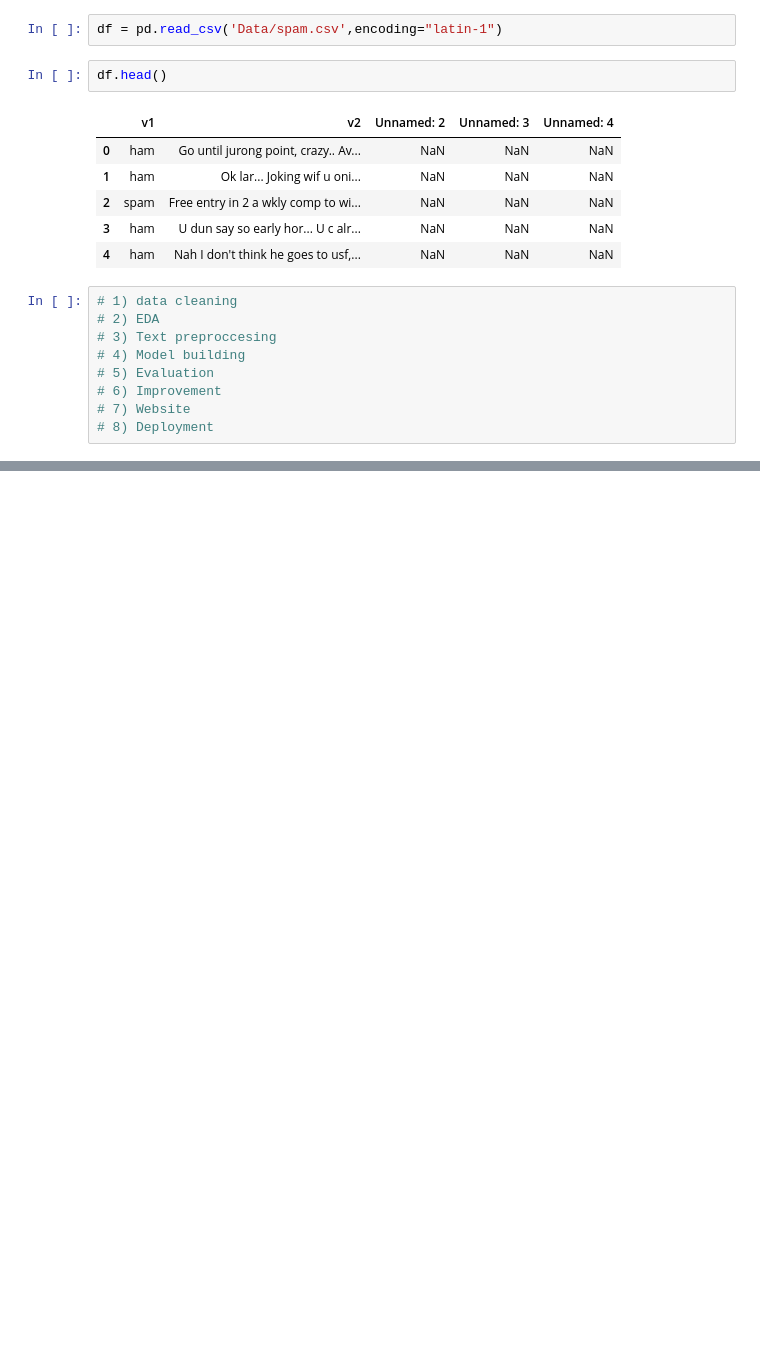
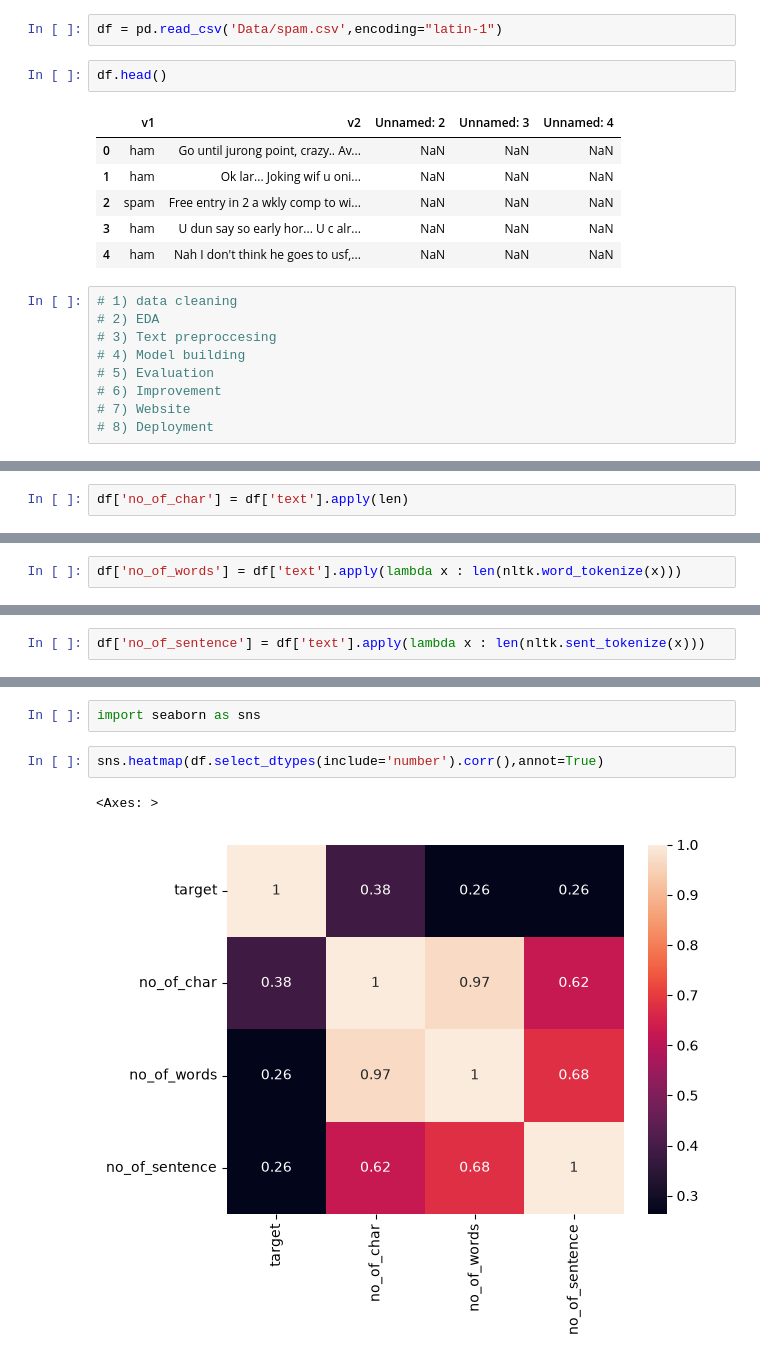
Before and after one commit to shaanVM/SMS_Spam_Detection, a Jupyter notebook: main.ipynb, the cells around one changed output, grey strips where cells are left out. Cells and saved outputs as stored; diff of their text form; blank space fills up the shorter version.

```diff
--- a/main.ipynb
+++ b/main.ipynb
@@ -25,0 +144,2 @@ df.head()
+# %%
+df['no_of_char'] = df['text'].apply(len)
@@ -25,0 +155,2 @@ df.head()
+# %%
+df['no_of_words'] = df['text'].apply(lambda x : len(nltk.word_tokenize(x)))
@@ -25,0 +166,2 @@ df.head()
+# %%
+df['no_of_sentence'] = df['text'].apply(lambda x : len(nltk.sent_tokenize(x)))
@@ -25,0 +230,7 @@ df.head()
+# %%
+import seaborn as sns
+# %%
+sns.heatmap(df.select_dtypes(include='number').corr(),annot=True)
+# %% [output]
+<Axes: >
+[figure, added]
```
Also changed, not shown: parts of 27 cells of this notebook.
